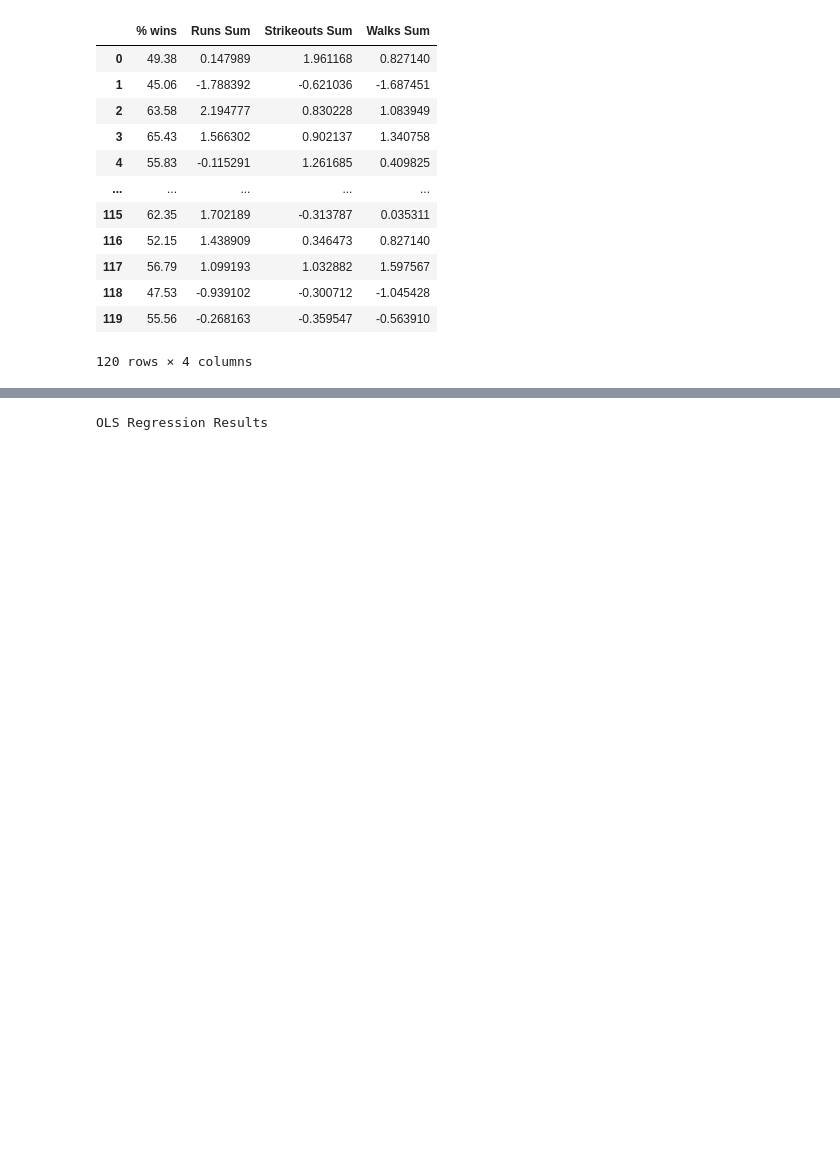
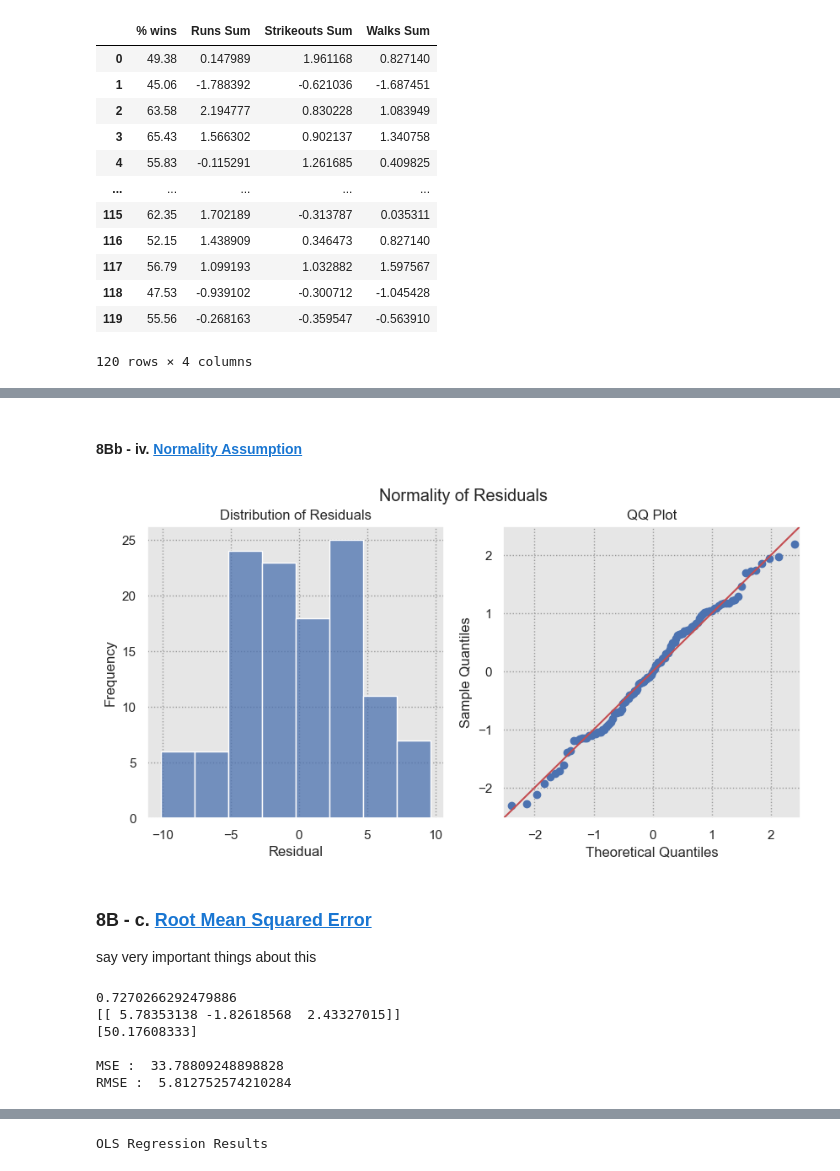
Before and after one commit to AgathaZareth/Capstone_Project, a Jupyter notebook: notebooks/Modeling.ipynb, the cells around one changed output, grey strips where cells are left out. Drawn from its saved outputs; the diff is of its cells as text; code cells hidden in the pictures; blank space fills up the shorter version.

```diff
--- a/notebooks/Modeling.ipynb
+++ b/notebooks/Modeling.ipynb
@@ -1854,0 +1955,37 @@ final_scaled_model_df
+# %% [markdown]
+<a id='Normality_Assumption'></a>
+#### 8Bb - iv. [Normality Assumption](#Table_of_Contents)
+# %%
+sns.set(font_scale=1)
+normality_check(final_scaled_model_df)
+# %% [output]
+[figure, added]
+# %% [markdown]
+<a id='RMSE'></a>
+### 8B - c. [Root Mean Squared Error](#Table_of_Contents)
+ say very important things about this
+# %%
+# manually check
+y = final_model_df[['% wins']]
+X = final_model_df.drop('% wins', axis=1)
+
+reg = LinearRegression().fit(X, y)
+
+print(reg.score(X, y)) # r squared
+print(reg.coef_)
+print(reg.intercept_)
+print()
+X_test_final = X_test_s_r[X.columns]
+
+preds = reg.predict(X_test_final)
+
+#Calculate root mean squared error to evaluate model performance
+print('MSE : ', mean_squared_error(y_test,preds))
+print('RMSE : ', np.sqrt(mean_squared_error(y_test,preds)))
+# %% [output]
+0.7270266292479886
+[[ 5.78353138 -1.82618568  2.43327015]]
+[50.17608333]
+
+MSE :  33.78809248898828
+RMSE :  5.812752574210284
```
Also changed, not shown: parts of 45 cells of this notebook.
